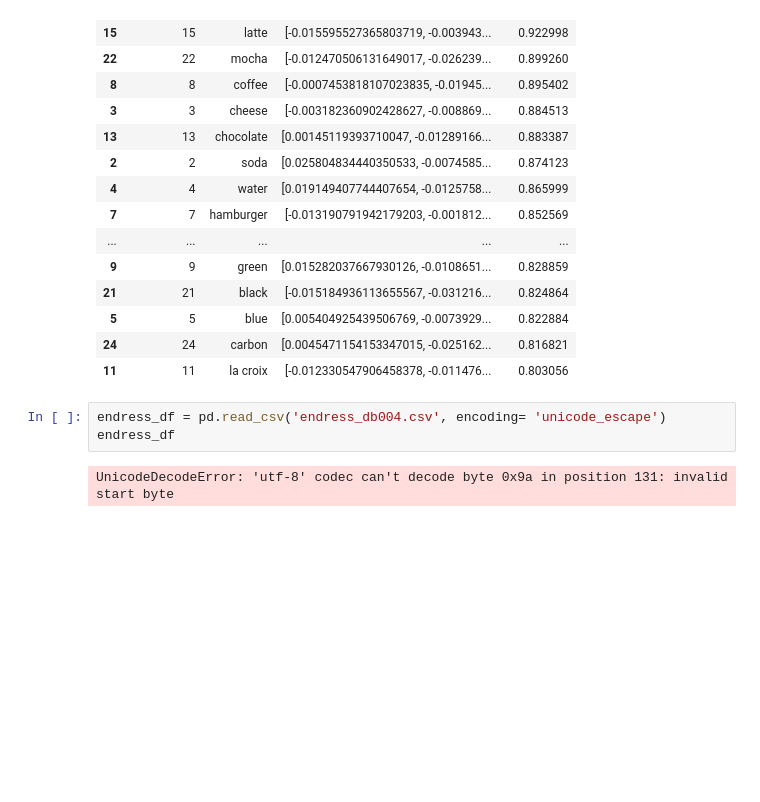
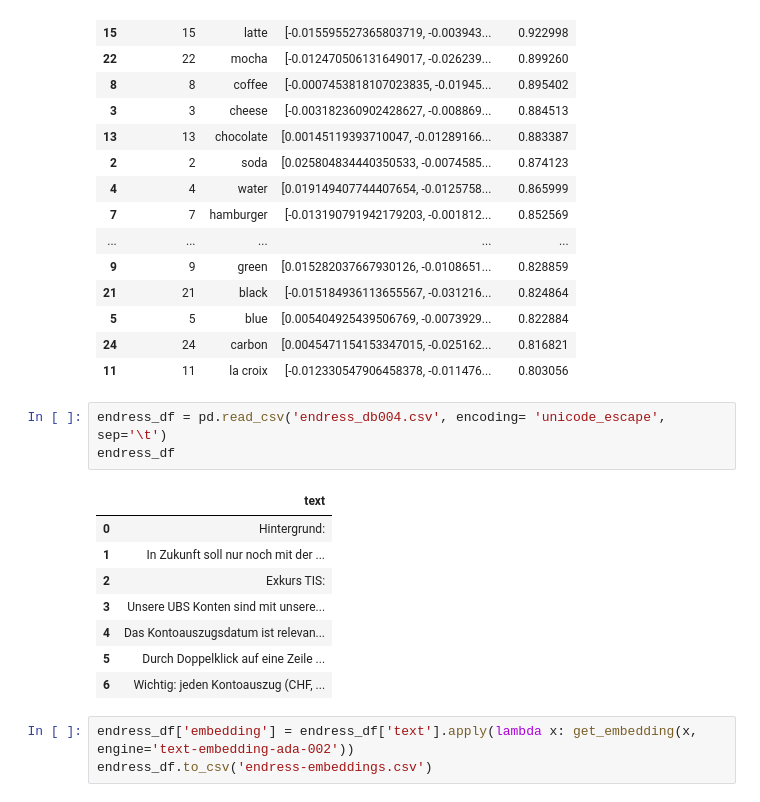
Before and after one commit to therealchrisbrown/word-embeddings, a Jupyter notebook: word-embeddings.ipynb, the cells around one changed output. Saved outputs shown, nothing was run; the diff lists cells and outputs as text; blank space fills up the shorter version.

Commit message:
embeddings

```diff
--- a/word-embeddings.ipynb
+++ b/word-embeddings.ipynb
@@ -175,7 +175,17 @@ food_df.sort_values('similiarities', ascending = False)
 | 24 | 24 | carbon | [0.0045471154153347015, -0.025162... | 0.816821 |
 | 11 | 11 | la croix | [-0.012330547906458378, -0.011476... | 0.803056 |
 # %%
-endress_df = pd.read_csv('endress_db004.csv', encoding= 'unicode_escape')
+endress_df = pd.read_csv('endress_db004.csv', encoding= 'unicode_escape', sep='\t')
 endress_df
 # %% [output]
-UnicodeDecodeError: 'utf-8' codec can't decode byte 0x9a in position 131: invalid start byte
+|  | text |
+| 0 | Hintergrund: |
+| 1 | In Zukunft soll nur noch mit der ... |
+| 2 | Exkurs TIS: |
+| 3 | Unsere UBS Konten sind mit unsere... |
+| 4 | Das Kontoauszugsdatum ist relevan... |
+| 5 | Durch Doppelklick auf eine Zeile ... |
+| 6 | Wichtig: jeden Kontoauszug (CHF, ... |
+# %%
+endress_df['embedding'] = endress_df['text'].apply(lambda x: get_embedding(x, engine='text-embedding-ada-002'))
+endress_df.to_csv('endress-embeddings.csv')
```
